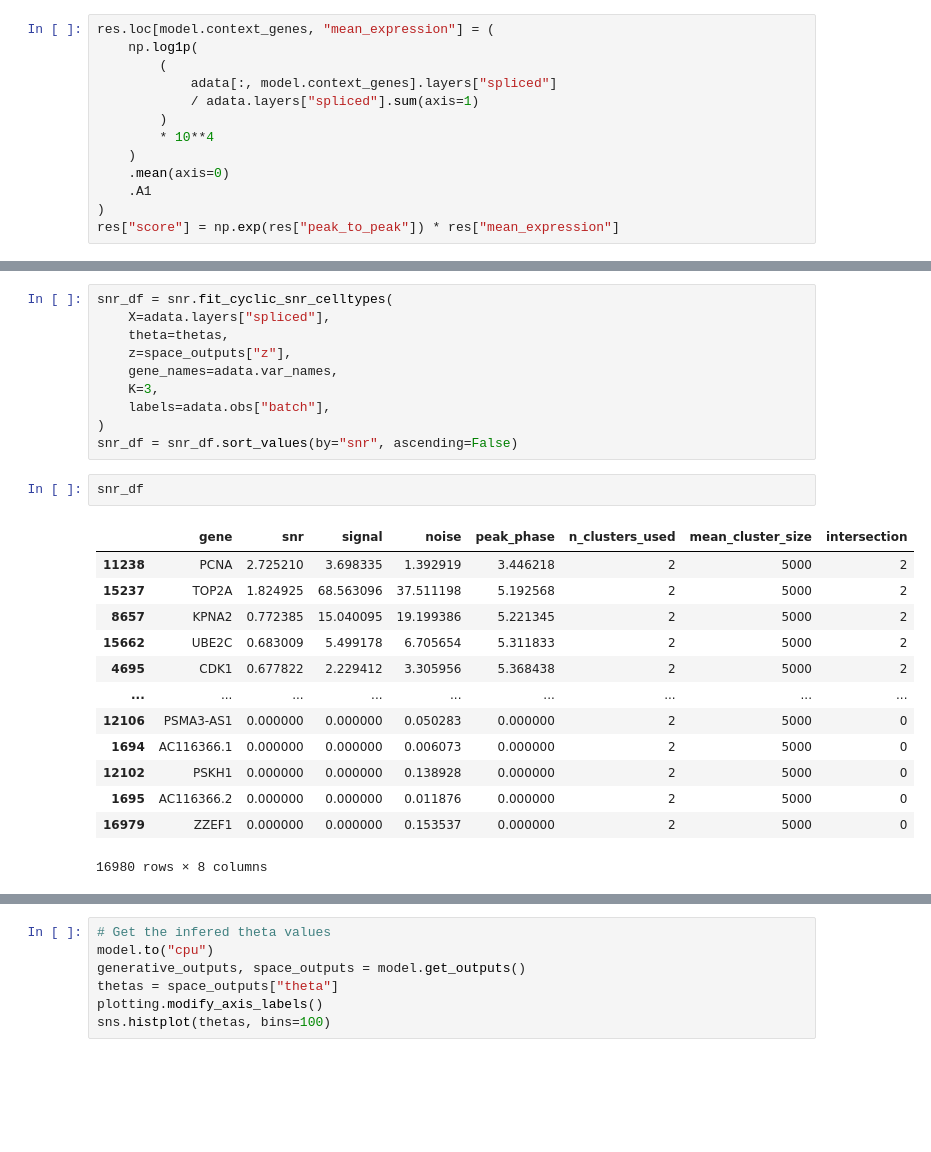
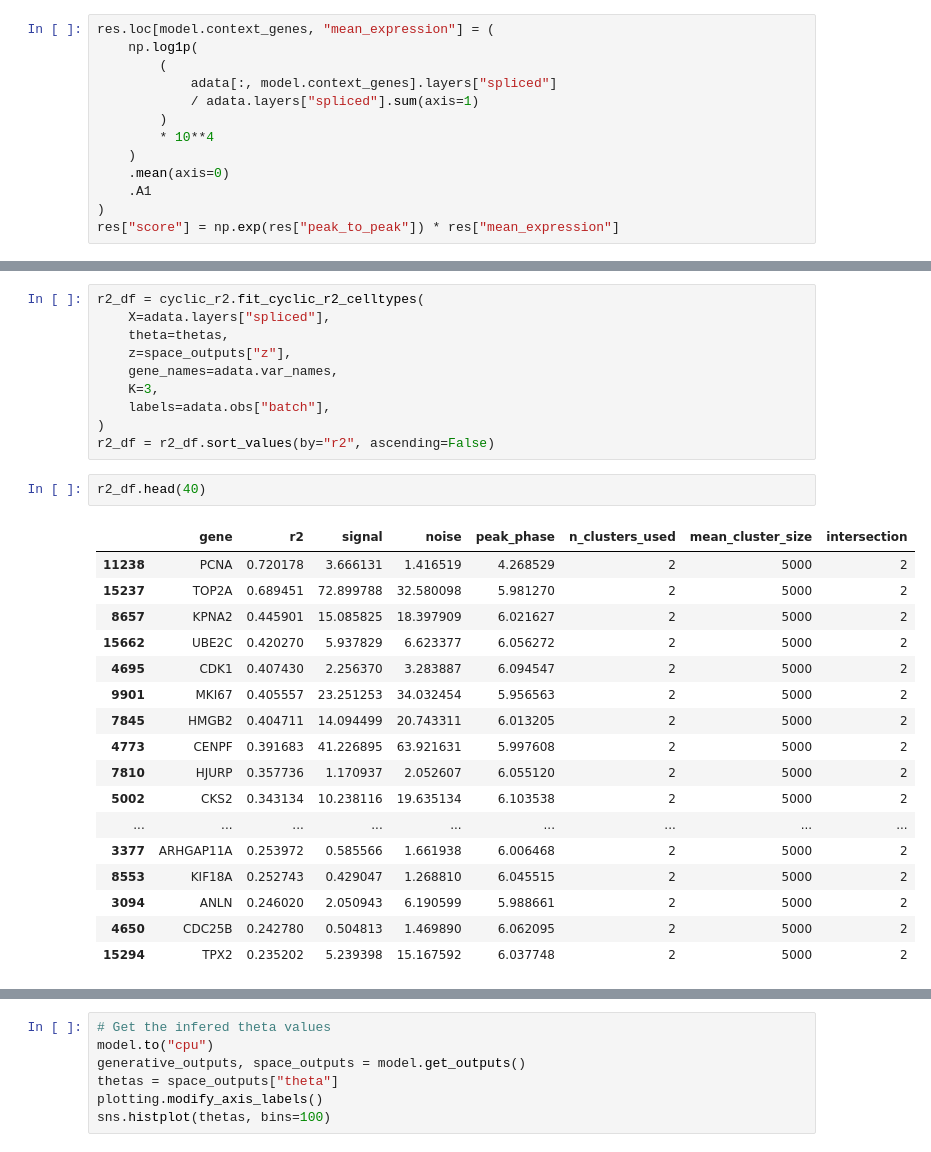
Before and after one commit to gityves/CoPhaser, a Jupyter notebook: paper/code/figure_S3/low_genes.ipynb, the cells around one changed output, grey strips where cells are left out. Cells and saved outputs as stored; diff of their text form; blank space fills up the shorter version.

```diff
--- a/paper/code/figure_S3/low_genes.ipynb
+++ b/paper/code/figure_S3/low_genes.ipynb
@@ -320,5 +306,5 @@ res.sort_values(by="score", ascending=False).head(20)
 # %%
-snr_df = snr.fit_cyclic_snr_celltypes(
+r2_df = cyclic_r2.fit_cyclic_r2_celltypes(
     X=adata.layers["spliced"],
     theta=thetas,
     z=space_outputs["z"],
@@ -326,23 +312,27 @@ snr_df = snr.fit_cyclic_snr_celltypes(
     K=3,
     labels=adata.obs["batch"],
 )
-snr_df = snr_df.sort_values(by="snr", ascending=False)
+r2_df = r2_df.sort_values(by="r2", ascending=False)
-# %%
-snr_df
-# %% [output]
-|  | gene | snr | signal | noise | peak_phase | n_clusters_used | mean_cluster_size | intersection |
-| 11238 | PCNA | 2.725210 | 3.698335 | 1.392919 | 3.446218 | 2 | 5000 | 2 |
-| 15237 | TOP2A | 1.824925 | 68.563096 | 37.511198 | 5.192568 | 2 | 5000 | 2 |
-| 8657 | KPNA2 | 0.772385 | 15.040095 | 19.199386 | 5.221345 | 2 | 5000 | 2 |
-| 15662 | UBE2C | 0.683009 | 5.499178 | 6.705654 | 5.311833 | 2 | 5000 | 2 |
-| 4695 | CDK1 | 0.677822 | 2.229412 | 3.305956 | 5.368438 | 2 | 5000 | 2 |
-| ... | ... | ... | ... | ... | ... | ... | ... | ... |
-| 12106 | PSMA3-AS1 | 0.000000 | 0.000000 | 0.050283 | 0.000000 | 2 | 5000 | 0 |
-| 1694 | AC116366.1 | 0.000000 | 0.000000 | 0.006073 | 0.000000 | 2 | 5000 | 0 |
-| 12102 | PSKH1 | 0.000000 | 0.000000 | 0.138928 | 0.000000 | 2 | 5000 | 0 |
-| 1695 | AC116366.2 | 0.000000 | 0.000000 | 0.011876 | 0.000000 | 2 | 5000 | 0 |
-| 16979 | ZZEF1 | 0.000000 | 0.000000 | 0.153537 | 0.000000 | 2 | 5000 | 0 |
-16980 rows × 8 columns
+# %%
+r2_df.head(40)
+# %% [output]
+|  | gene | r2 | signal | noise | peak_phase | n_clusters_used | mean_cluster_size | intersection |
+| 11238 | PCNA | 0.720178 | 3.666131 | 1.416519 | 4.268529 | 2 | 5000 | 2 |
+| 15237 | TOP2A | 0.689451 | 72.899788 | 32.580098 | 5.981270 | 2 | 5000 | 2 |
+| 8657 | KPNA2 | 0.445901 | 15.085825 | 18.397909 | 6.021627 | 2 | 5000 | 2 |
+| 15662 | UBE2C | 0.420270 | 5.937829 | 6.623377 | 6.056272 | 2 | 5000 | 2 |
+| 4695 | CDK1 | 0.407430 | 2.256370 | 3.283887 | 6.094547 | 2 | 5000 | 2 |
+| 9901 | MKI67 | 0.405557 | 23.251253 | 34.032454 | 5.956563 | 2 | 5000 | 2 |
+| 7845 | HMGB2 | 0.404711 | 14.094499 | 20.743311 | 6.013205 | 2 | 5000 | 2 |
+| 4773 | CENPF | 0.391683 | 41.226895 | 63.921631 | 5.997608 | 2 | 5000 | 2 |
+| 7810 | HJURP | 0.357736 | 1.170937 | 2.052607 | 6.055120 | 2 | 5000 | 2 |
+| 5002 | CKS2 | 0.343134 | 10.238116 | 19.635134 | 6.103538 | 2 | 5000 | 2 |
+| ... | ... | ... | ... | ... | ... | ... | ... | ... |
+| 3377 | ARHGAP11A | 0.253972 | 0.585566 | 1.661938 | 6.006468 | 2 | 5000 | 2 |
+| 8553 | KIF18A | 0.252743 | 0.429047 | 1.268810 | 6.045515 | 2 | 5000 | 2 |
+| 3094 | ANLN | 0.246020 | 2.050943 | 6.190599 | 5.988661 | 2 | 5000 | 2 |
+| 4650 | CDC25B | 0.242780 | 0.504813 | 1.469890 | 6.062095 | 2 | 5000 | 2 |
+| 15294 | TPX2 | 0.235202 | 5.239398 | 15.167592 | 6.037748 | 2 | 5000 | 2 |
 # %%
 # in polar plot plot snr vs peak phase
 fig, ax = plt.subplots(subplot_kw={"projection": "polar"})
```
Also changed, not shown: parts of 9 cells of this notebook, 5 other files.
